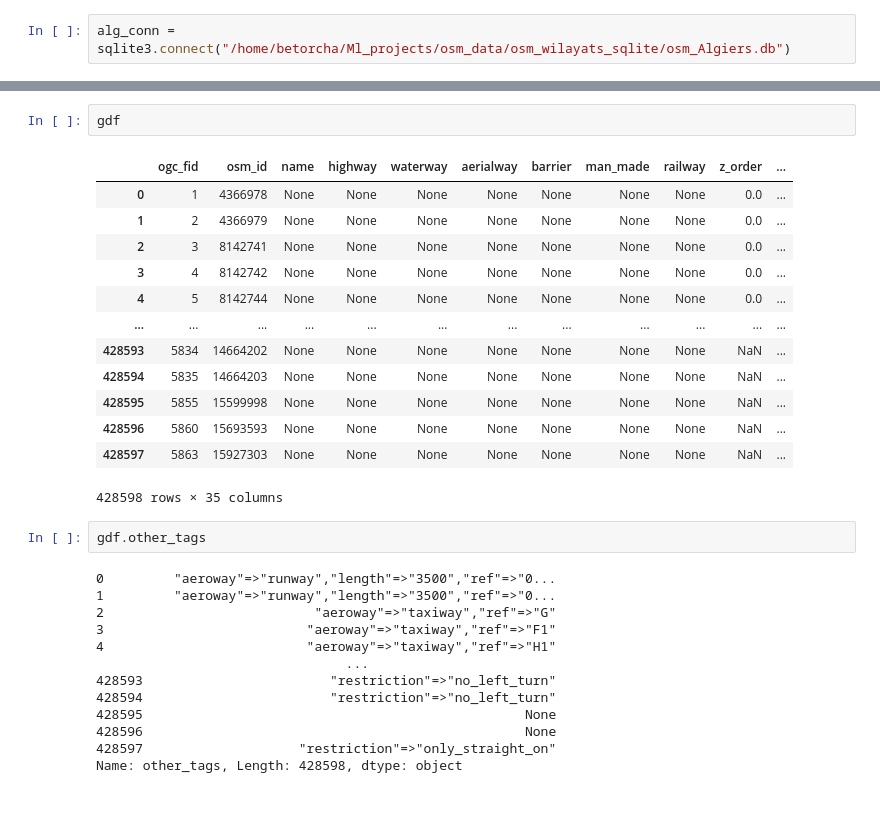
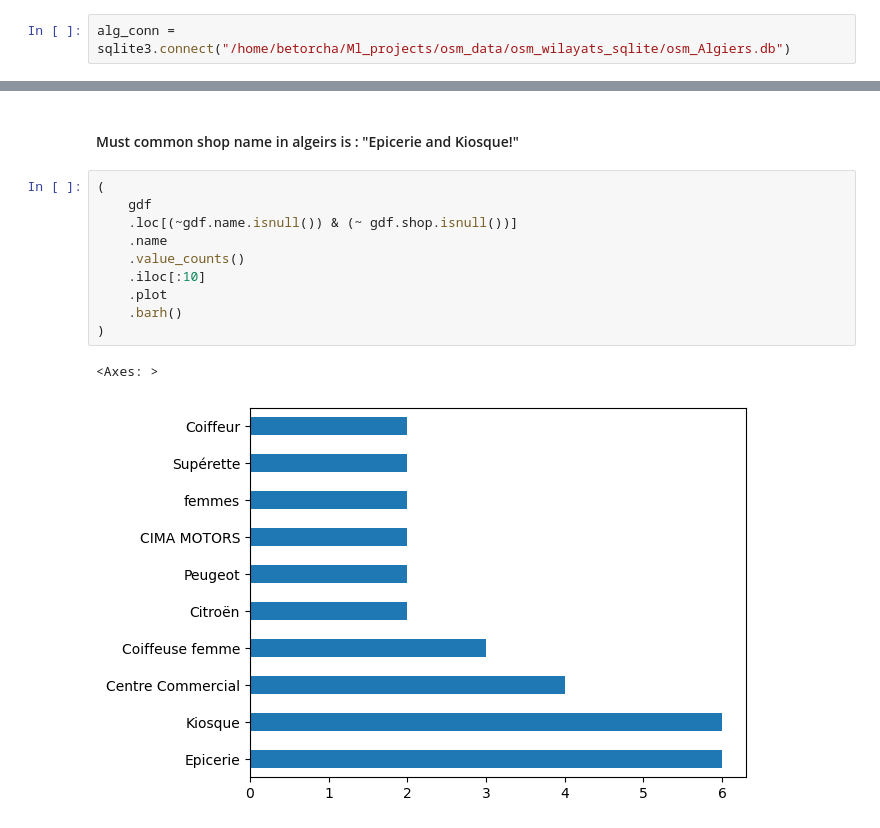
Before and after one commit to Quantaki/osm_data, a Jupyter notebook: Notebooks/eda.ipynb, the cells around one changed output, grey strips where cells are left out. Saved outputs shown, nothing was run; the diff lists cells and outputs as text.

```diff
--- a/Notebooks/eda.ipynb
+++ b/Notebooks/eda.ipynb
@@ -48,31 +43,15 @@ gdf.head()
-# %%
-gdf
-# %% [output]
-|  | ogc_fid | osm_id | name | highway | waterway | aerialway | barrier | man_made | railway | z_order | ... |
-| 0 | 1 | 4366978 | None | None | None | None | None | None | None | 0.0 | ... |
-| 1 | 2 | 4366979 | None | None | None | None | None | None | None | 0.0 | ... |
-| 2 | 3 | 8142741 | None | None | None | None | None | None | None | 0.0 | ... |
-| 3 | 4 | 8142742 | None | None | None | None | None | None | None | 0.0 | ... |
-| 4 | 5 | 8142744 | None | None | None | None | None | None | None | 0.0 | ... |
-| ... | ... | ... | ... | ... | ... | ... | ... | ... | ... | ... | ... |
-| 428593 | 5834 | 14664202 | None | None | None | None | None | None | None | NaN | ... |
-| 428594 | 5835 | 14664203 | None | None | None | None | None | None | None | NaN | ... |
-| 428595 | 5855 | 15599998 | None | None | None | None | None | None | None | NaN | ... |
-| 428596 | 5860 | 15693593 | None | None | None | None | None | None | None | NaN | ... |
-| 428597 | 5863 | 15927303 | None | None | None | None | None | None | None | NaN | ... |
-428598 rows × 35 columns
-# %%
-gdf.other_tags
-# %% [output]
-0         "aeroway"=>"runway","length"=>"3500","ref"=>"0...
-1         "aeroway"=>"runway","length"=>"3500","ref"=>"0...
-2                           "aeroway"=>"taxiway","ref"=>"G"
-3                          "aeroway"=>"taxiway","ref"=>"F1"
-4                          "aeroway"=>"taxiway","ref"=>"H1"
-                                ...
-428593                        "restriction"=>"no_left_turn"
-428594                        "restriction"=>"no_left_turn"
-428595                                                 None
-428596                                                 None
-428597                    "restriction"=>"only_straight_on"
-Name: other_tags, Length: 428598, dtype: object
+# %% [markdown]
+#### Must common shop name in algeirs is : "Epicerie and Kiosque!"
+# %%
+(
+    gdf
+    .loc[(~gdf.name.isnull()) & (~ gdf.shop.isnull())]
+    .name
+    .value_counts()
+    .iloc[:10]
+    .plot
+    .barh()
+)
+# %% [output]
+<Axes: >
+[figure, added]
```
Also changed, not shown: parts of 17 cells of this notebook.
